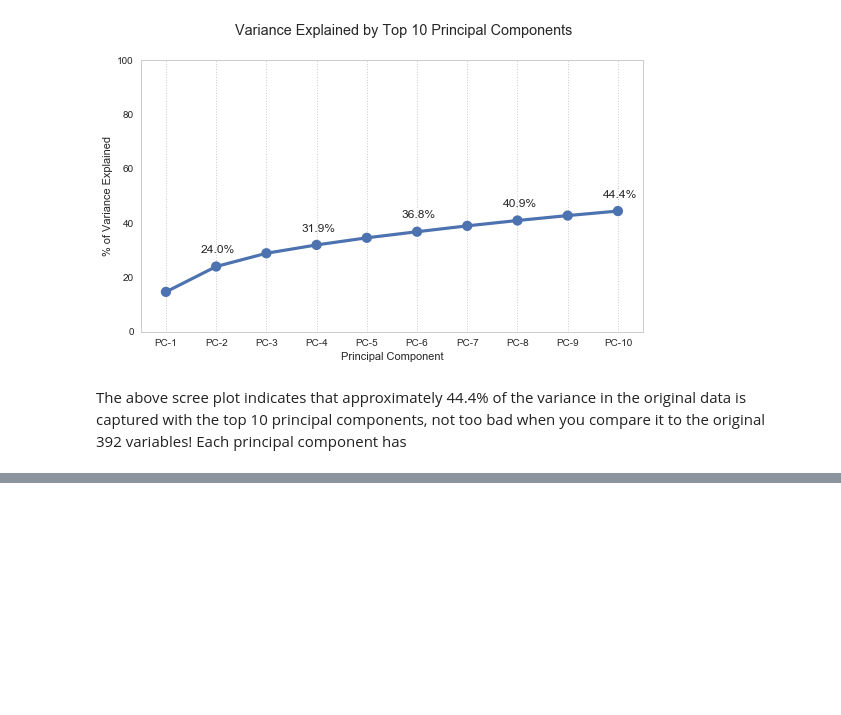
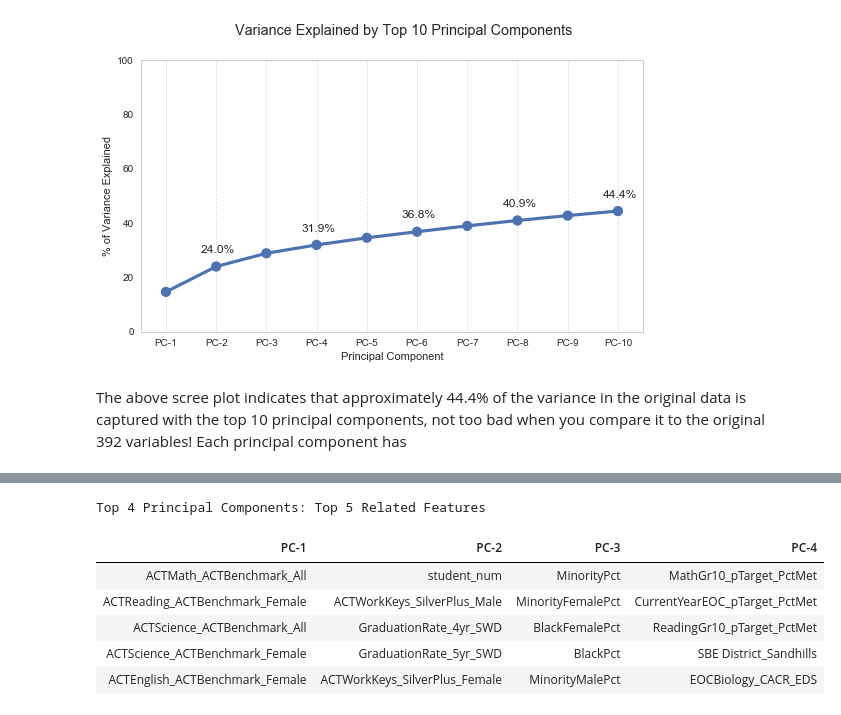
Before and after one commit to jeffweltman/MSDS7331, a Jupyter notebook: MSDS7331 - Lab 1.ipynb, the cells around one changed output, grey strips where cells are left out. Drawn from its saved outputs; the diff is of its cells as text; code cells hidden in the pictures; blank space fills up the shorter version.

```diff
--- a/MSDS7331 - Lab 1.ipynb
+++ b/MSDS7331 - Lab 1.ipynb
@@ -1489,15 +1489,3 @@ plt.show()
 [figure]
 # %% [markdown]
 The above scree plot indicates that approximately 44.4% of the variance in the original data is captured with the top 10 principal components, not too bad when you compare it to the original 392 variables! Each principal component has
-# %%
-pca_feats = pd.DataFrame(pca.components_, columns=feats_scaled.columns).T
-top3feats_per_comp = {
-    'pca1' : ['dummy']*3,
-    'pca2' : ['dummy']*3,
-    'pca3' : ['dummy']*3,
-}
-pca_feats
-
-for i in range(2):
-    pca_feats.sort_values(i)
-    print()
@@ -1522,0 +1492,30 @@ for i in range(2):
+# %%
+# Get the components and feature contributions, construct a dataframe for later use
+pca_feats = pd.DataFrame(pca.components_, columns=feats_scaled.columns).T
+
+# Create an empty dataframe to populate with the most influential features for each PC
+top3feats_per_comp = pd.DataFrame.from_dict({
+    'PC-1' : ['dummy']*5,
+    'PC-2' : ['dummy']*5,
+    'PC-3' : ['dummy']*5,
+    'PC-4' : ['dummy']*5,
+})
+
+# Iterate over the PCA features, sorting based on contribution to a particular PC,
+# then select out the top 5 row names
+for i in range(4):
+    top3feats_per_comp['PC-'+str(i+1)] = \
+         pd.Series(pca_feats.sort_values(i, ascending=False).index[0:5].values)
+
+# Print a nice HTML table
+display(HTML('<center><h4>Top 4 Principal Components: Top 5 Related Features</h4>' +
+             top3feats_per_comp.to_html(index=False) +
+             '</center>'))
+# %% [output]
+Top 4 Principal Components: Top 5 Related Features
+| PC-1 | PC-2 | PC-3 | PC-4 |
+| ACTMath_ACTBenchmark_All | student_num | MinorityPct | MathGr10_pTarget_PctMet |
+| ACTReading_ACTBenchmark_Female | ACTWorkKeys_SilverPlus_Male | MinorityFemalePct | CurrentYearEOC_pTarget_PctMet |
+| ACTScience_ACTBenchmark_All | GraduationRate_4yr_SWD | BlackFemalePct | ReadingGr10_pTarget_PctMet |
+| ACTScience_ACTBenchmark_Female | GraduationRate_5yr_SWD | BlackPct | SBE District_Sandhills |
+| ACTEnglish_ACTBenchmark_Female | ACTWorkKeys_SilverPlus_Female | MinorityMalePct | EOCBiology_CACR_EDS |
```
Also changed, not shown: parts of 2 cells of this notebook.
